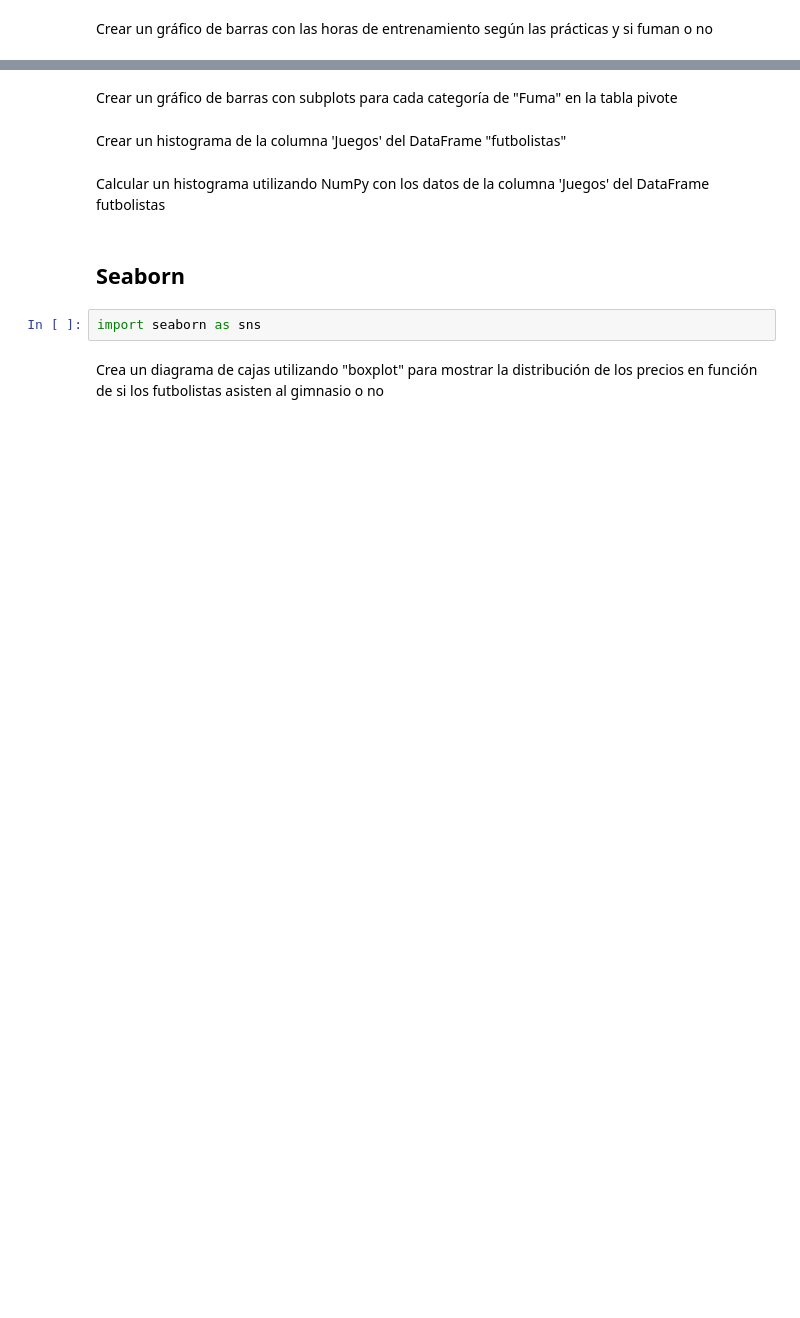
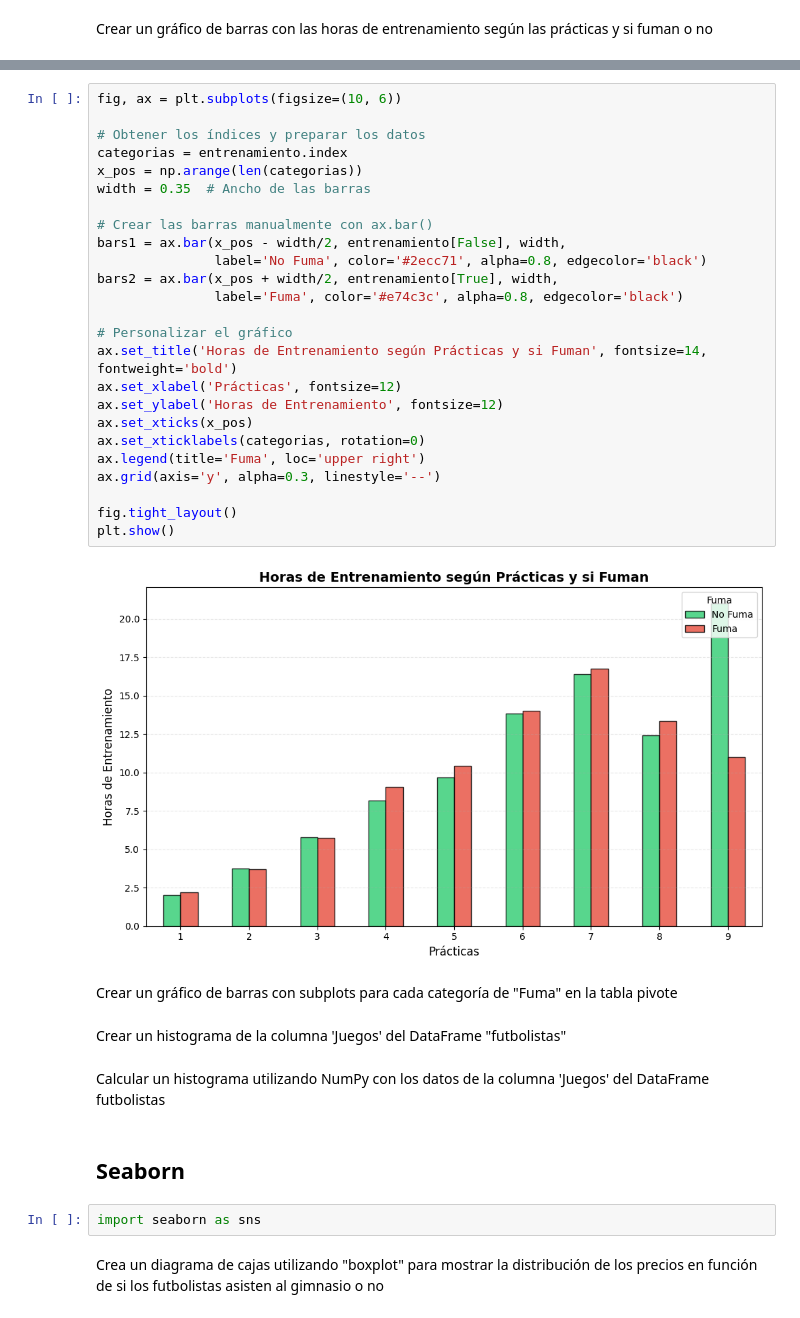
Before and after one commit to alexballera/python-lib, a Jupyter notebook: python/a2-capacitacion/Python- DataScience.ipynb, the cells around one changed output, grey strips where cells are left out. Drawn from its saved outputs; the diff is of its cells as text; blank space fills up the shorter version.

```diff
--- a/python/a2-capacitacion/Python- DataScience.ipynb
+++ b/python/a2-capacitacion/Python- DataScience.ipynb
@@ -898,3 +935,30 @@ Crear un gráfico de barras con las horas de entrenamiento según las prácticas
+# %%
+fig, ax = plt.subplots(figsize=(10, 6))
+
+# Obtener los índices y preparar los datos
+categorias = entrenamiento.index
+x_pos = np.arange(len(categorias))
+width = 0.35  # Ancho de las barras
+
+# Crear las barras manualmente con ax.bar()
+bars1 = ax.bar(x_pos - width/2, entrenamiento[False], width,
+               label='No Fuma', color='#2ecc71', alpha=0.8, edgecolor='black')
+bars2 = ax.bar(x_pos + width/2, entrenamiento[True], width,
+               label='Fuma', color='#e74c3c', alpha=0.8, edgecolor='black')
+
+# Personalizar el gráfico
+ax.set_title('Horas de Entrenamiento según Prácticas y si Fuman', fontsize=14, fontweight='bold')
+ax.set_xlabel('Prácticas', fontsize=12)
+ax.set_ylabel('Horas de Entrenamiento', fontsize=12)
+ax.set_xticks(x_pos)
+ax.set_xticklabels(categorias, rotation=0)
+ax.legend(title='Fuma', loc='upper right')
+ax.grid(axis='y', alpha=0.3, linestyle='--')
+
+fig.tight_layout()
+plt.show()
+# %% [output]
+[figure, added]
 # %% [markdown]
 Crear un gráfico de barras con subplots para cada categoría de "Fuma" en la tabla pivote
 # %% [markdown]
```
Also changed, not shown: parts of 7 cells of this notebook.
